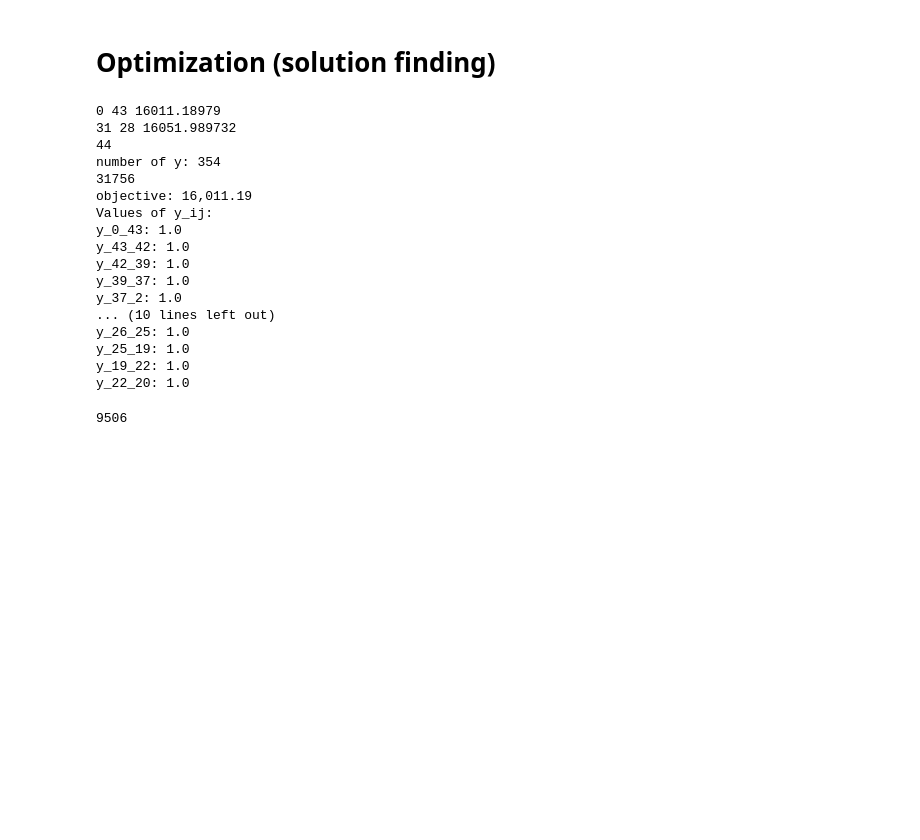
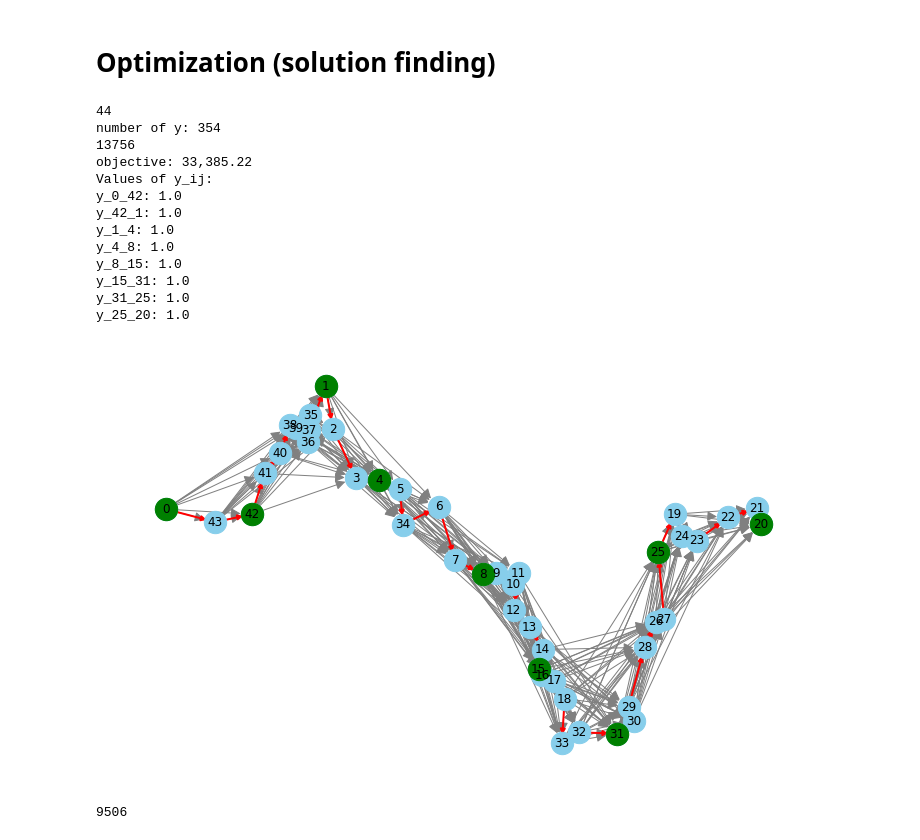
Before and after one commit to lorenzo-battiston/for-biglab, a Jupyter notebook: Text_big_project.ipynb, the cells around one changed output. Saved outputs shown, nothing was run; the diff lists cells and outputs as text; code cells hidden in the pictures; blank space fills up the shorter version.

Commit message:
graph representation

```diff
--- a/Text_big_project.ipynb
+++ b/Text_big_project.ipynb
@@ -471,6 +383,0 @@ num dummy: 4
-# %%
-for i in range(len(m.vars)):
-   if m.vars[i].x and "dummy" not in str(m.vars[i]):
-      print(m.vars[i], end=", ")
-print()
-print(m.objective_value)
@@ -521,8 +394,6 @@ def find_valid_arcs(ordered_path, distance_matrix, max_distance):
     for i, start_node in enumerate(ordered_path):
         for next_node in ordered_path[i + 1:]:
             distance = nodes_distance(start_node, next_node, ordered_path, distance_matrix)
-            if(distance >= 16000 and distance <= 16100):
-                print(start_node, next_node, distance)
             if(distance <= max_distance):
                 valid_arcs[(start_node, next_node)] = distance
             else: break
@@ -548,7 +419,7 @@ print(f"number of y: {len(y)}")
 
 #  define the constraints
 # 1. Budget Constraint
-budget = 28_000 + nodes_data.loc[first_node, 'Cost_of_installation [euro]'] + nodes_data.loc[last_node, 'Cost_of_installation [euro]']
+budget = 10_000 + nodes_data.loc[first_node, 'Cost_of_installation [euro]'] + nodes_data.loc[last_node, 'Cost_of_installation [euro]']
 # budget = 10_000
 print(budget)
 m += mip.xsum(nodes_data.loc[i, 'Cost_of_installation [euro]'] * y[i, j] for (i, j) in valid_arcs.keys()) <= budget
@@ -602,24 +473,63 @@ print("Values of y_ij:")
 for (i, j), value in y_values.items():
     if value > 0.5:
       print(f"y_{i}_{j}: {value}")
+
+charging_stations = set()
+for (i, j), value in y_values.items():
+    if value > 0.5:
+        charging_stations.add(i)
+        charging_stations.add(j)
 # %% [output]
-0 43 16011.18979
-31 28 16051.989732
 44
 number of y: 354
-31756
-objective: 16,011.19
+13756
+objective: 33,385.22
 Values of y_ij:
-y_0_43: 1.0
-y_43_42: 1.0
-y_42_39: 1.0
-y_39_37: 1.0
-y_37_2: 1.0
-... (10 lines left out)
-y_26_25: 1.0
-y_25_19: 1.0
-y_19_22: 1.0
-y_22_20: 1.0
+y_0_42: 1.0
+y_42_1: 1.0
+y_1_4: 1.0
+y_4_8: 1.0
+y_8_15: 1.0
+y_15_31: 1.0
+y_31_25: 1.0
+y_25_20: 1.0
+# %%
+max_distance = 50_000  # 50,000 meters
+valid_arcs_dict = {}
+
+G = nx.DiGraph()
+
+# Add nodes
+G.add_nodes_from(nodes_data.apply(lambda row: (
+    row["tourist_dest_id"],
+    {"pos": (row["x (longitude)"], row["y (latitude)"]), "label": f"{row['Comune']} - {row['Piazza']}"}
+), axis=1).tolist())
+
+for i, start_node in enumerate(ordered_path):
+    for next_node in ordered_path[i + 1:]:
+        distance = nodes_distance(start_node, next_node, ordered_path, distance_matrix)
+        if(distance <= max_distance):
+            if not G.has_edge(start_node, next_node):
+                G.add_edge(start_node, next_node, distance=distance)
+                valid_arcs_dict[(start_node, next_node)] = distance
+        else: break
+
+# Create a list of edges for the original path
+original_path_edges = [(ordered_path[i], ordered_path[i + 1]) for i in range(len(ordered_path) - 1)]
+
+# Visualization
+plt.figure(figsize=(10, 6))
+nx.draw(G, pos, with_labels=True, node_color='skyblue', node_size=500, edge_color='gray', arrowsize=20)
+
+# Highlight nodes with charging stations
+nx.draw_networkx_nodes(G, pos, nodelist=charging_stations, node_color='green', node_size=500)
+
+# Highlight the original path in red
+nx.draw_networkx_edges(G, pos, edgelist=original_path_edges, edge_color='red', width=2)
+
+plt.show()
+# %% [output]
+[figure, added]
 # %%
 print(nodes_data.loc[42, 'Cost_of_installation [euro]'] +
       nodes_data.loc[2, 'Cost_of_installation [euro]'] +
```
Also changed, not shown: parts of 5 cells of this notebook.
